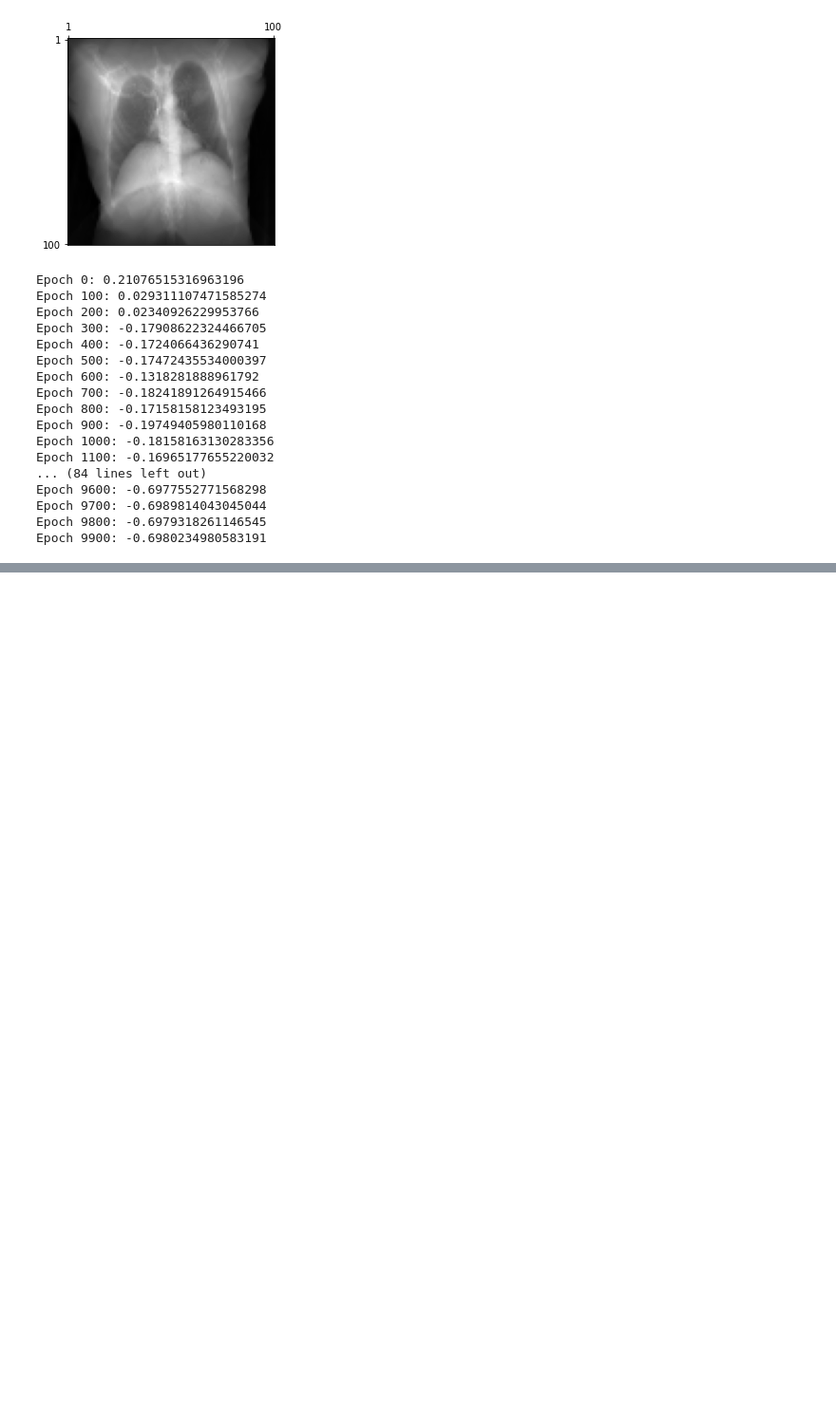
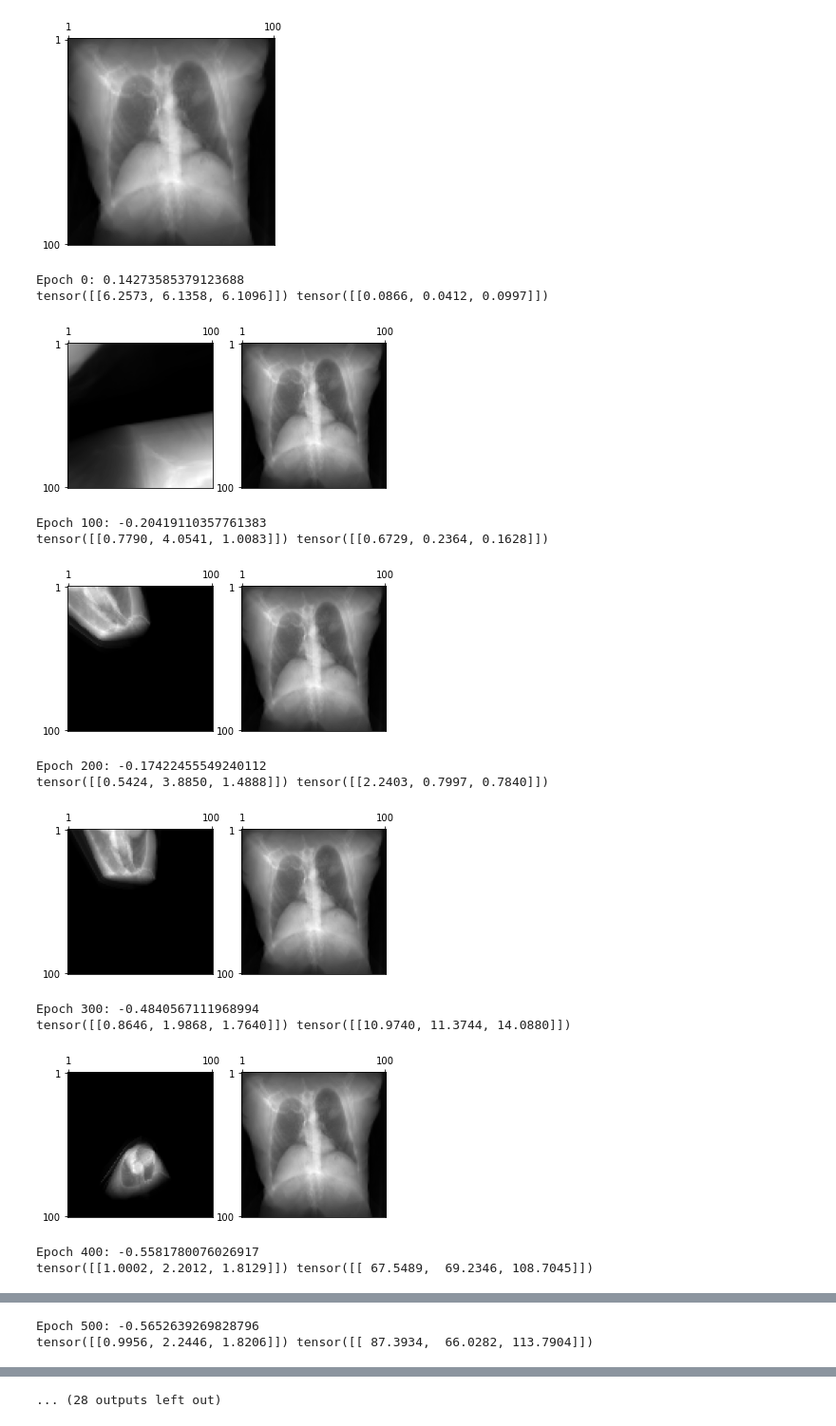
Before and after one commit to androwis/DiffDRR, a Jupyter notebook: experiments/initialization/demo.ipynb, the cells around one changed output, grey strips where cells are left out. Shown at 95% size. Cells and saved outputs as stored; diff of their text form; code cells hidden in the pictures; blank space fills up the shorter version.

```diff
--- a/experiments/initialization/demo.ipynb
+++ b/experiments/initialization/demo.ipynb
@@ -84,44 +84,49 @@ model_rotations.train(True)
 model_translations = Model()
 model_translations.train(True)
 
-opt_rotations = optim.SGD(model_rotations.parameters(), lr=3e-2, momentum=0.5)
-opt_translations = optim.SGD(model_translations.parameters(), lr=3e-2, momentum=0.5)
+opt_rotations = optim.SGD(model_rotations.parameters(), lr=3e-3)
+opt_translations = optim.SGD(model_translations.parameters(), lr=3e-1)
 loss_func = GenLoss(drr)
 # %%
-for epoch in range(10_000):
+for epoch in range(2_000):
     # Zero the gradient for each batch
     opt_rotations.zero_grad()
     opt_translations.zero_grad()
 
     # Make predictions of the batch
     est_rotations = model_rotations(img)
     est_translations = model_translations(img)
-    # print(est_rotations.detach().cpu(), est_translations.detach().cpu())
 
     # Compute loss and its gradient
     loss, est_drr, true_drr = loss_func(est_rotations, est_translations, true_rotations, true_translations)
     loss.backward(retain_graph=True)
     if epoch % 100 == 0:
         print(f"Epoch {epoch}:", loss.item())
+        print(est_rotations.detach().cpu(), est_translations.detach().cpu())
+        fig, axs = plt.subplots(ncols=2)
+        plot_drr(est_drr, ax=axs[0])
+        plot_drr(true_drr, ax=axs[1])
+        plt.show()
 
-    # Adjust the weights
+    # Adjust the weights in an alternating fashion
+    # if epoch % 2 == 0:
+        # opt_rotations.step()
+    # else:
+        # opt_translations.step()
     opt_rotations.step()
     opt_translations.step()
 # %% [output]
-Epoch 0: 0.21076515316963196
-Epoch 100: 0.029311107471585274
-Epoch 200: 0.02340926229953766
-Epoch 300: -0.17908622324466705
-Epoch 400: -0.1724066436290741
-Epoch 500: -0.17472435534000397
-Epoch 600: -0.1318281888961792
-Epoch 700: -0.18241891264915466
-Epoch 800: -0.17158158123493195
-Epoch 900: -0.19749405980110168
-Epoch 1000: -0.18158163130283356
-Epoch 1100: -0.16965177655220032
-... (84 lines left out)
-Epoch 9600: -0.6977552771568298
-Epoch 9700: -0.6989814043045044
-Epoch 9800: -0.6979318261146545
-Epoch 9900: -0.6980234980583191
+Epoch 0: 0.14273585379123688
+tensor([[6.2573, 6.1358, 6.1096]]) tensor([[0.0866, 0.0412, 0.0997]])
+[figure, added]
+Epoch 100: -0.20419110357761383
+tensor([[0.7790, 4.0541, 1.0083]]) tensor([[0.6729, 0.2364, 0.1628]])
+[figure, added]
+Epoch 200: -0.17422455549240112
+tensor([[0.5424, 3.8850, 1.4888]]) tensor([[2.2403, 0.7997, 0.7840]])
+[figure, added]
+Epoch 300: -0.4840567111968994
+tensor([[0.8646, 1.9868, 1.7640]]) tensor([[10.9740, 11.3744, 14.0880]])
+[figure, added]
+Epoch 400: -0.5581780076026917
+tensor([[1.0002, 2.2012, 1.8129]]) tensor([[ 67.5489,  69.2346, 108.7045]])
@@ -127,0 +134,2 @@ Epoch 9900: -0.6980234980583191
+Epoch 500: -0.5652639269828796
+tensor([[0.9956, 2.2446, 1.8206]]) tensor([[ 87.3934,  66.0282, 113.7904]])
@@ -127,0 +137 @@ Epoch 9900: -0.6980234980583191
+... (28 outputs left out)
```
Also changed, not shown: parts of 2 cells of this notebook.
